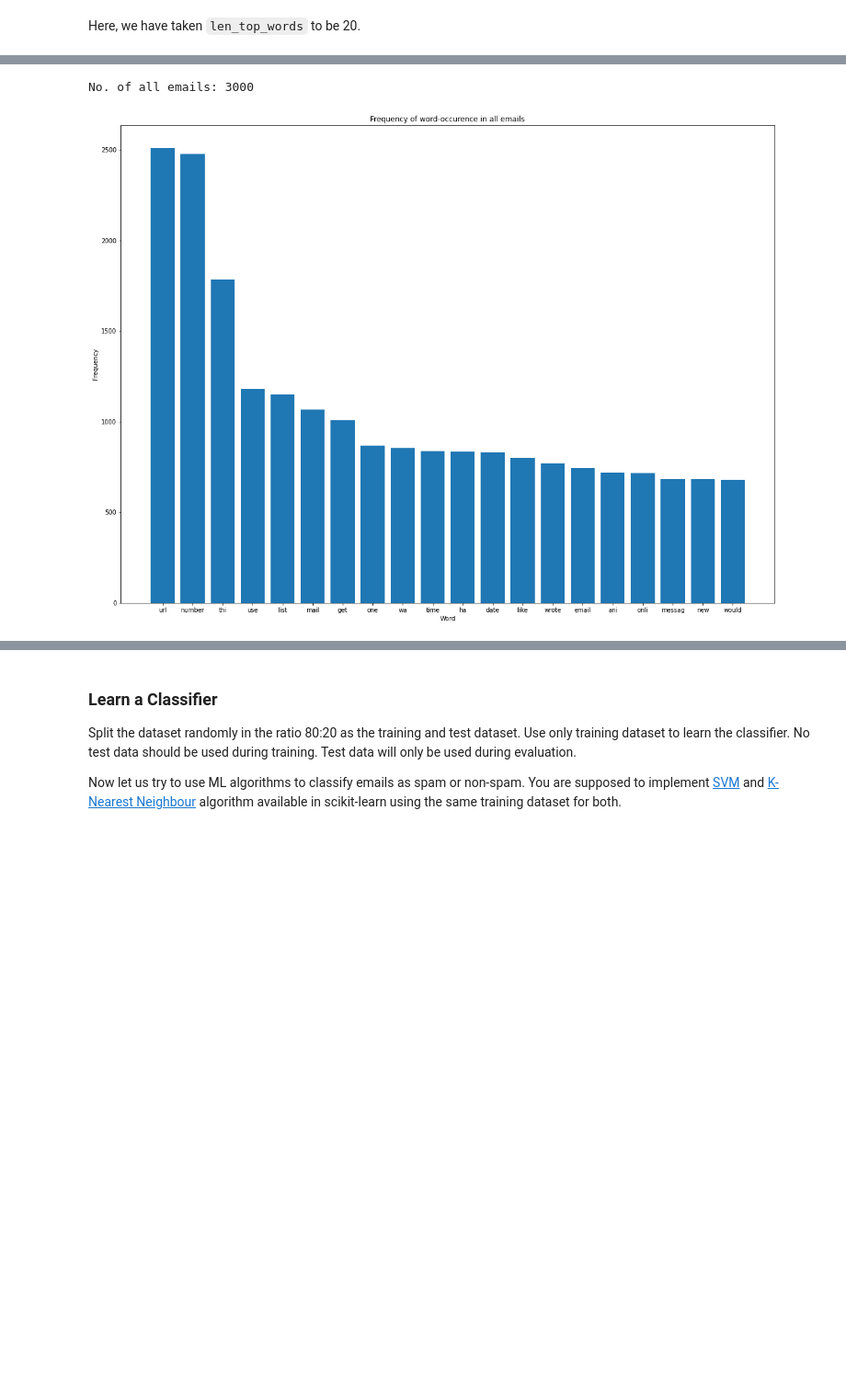
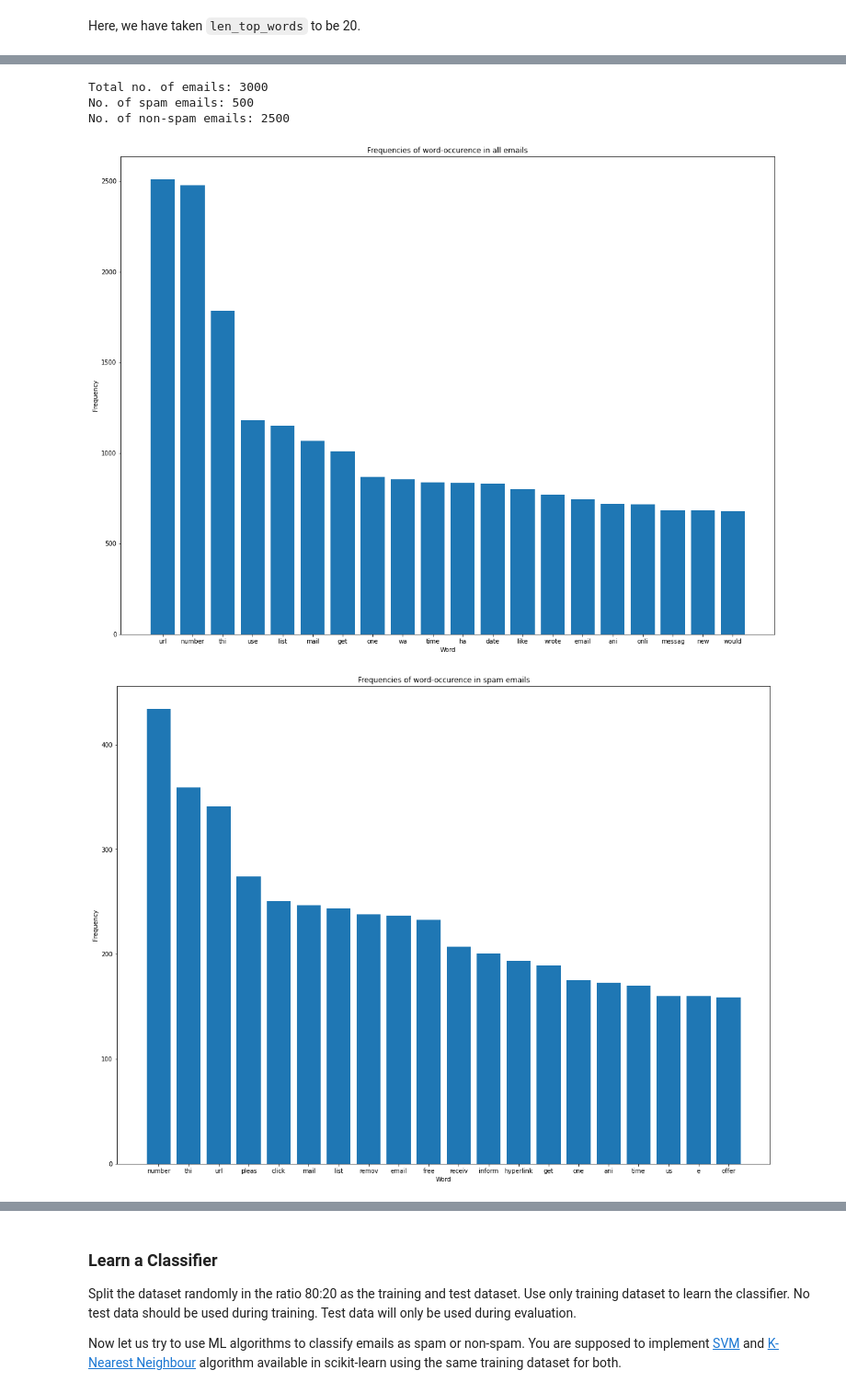
Before and after one commit to yashbg/spam-classifier, a Jupyter notebook: python_assignment.ipynb, the cells around one changed output, grey strips where cells are left out. Shown at 92% size. Cells and saved outputs as stored; diff of their text form; code cells hidden in the pictures; blank space fills up the shorter version.

```diff
--- a/python_assignment.ipynb
+++ b/python_assignment.ipynb
@@ -122,34 +126,65 @@ Here, we have taken `len_top_words` to be 20.
 # %%
 import matplotlib.pyplot as plt
 
 def plot_emails(emails, len_top_words, email_type):
-  print(f'No. of {email_type}: {len(emails)}')
   top_idx = np.argsort(emails.sum(axis=0))[::-1][:len_top_words]
 
   fig = plt.figure(figsize=(19.2, 14.4))
   plt.bar(range(len_top_words), emails.sum(axis=0)[top_idx])
 
   plt.xticks(range(len_top_words), np.array(vocab)[top_idx])
-  plt.title(f'Frequency of word-occurence in {email_type}')
+  plt.title(f'Frequencies of word-occurence in {email_type}')
   plt.xlabel('Word')
   plt.ylabel('Frequency')
+  plt.show()
+
+def plot_emails_together(emails1, emails2, top_idx, len_top_words, email_type):
+  fig = plt.figure(figsize=(19.2, 14.4))
+
+  plt.bar(np.arange(len_top_words) - 0.2, emails1.sum(axis=0)[top_idx] / len(emails1), width=0.4, label='spam')
+  plt.bar(np.arange(len_top_words) + 0.2, emails2.sum(axis=0)[top_idx] / len(emails2), width=0.4, label='non-spam')
+
+  plt.xticks(range(len_top_words), np.array(vocab)[top_idx])
+  plt.title(f'Relative frequencies of top {email_type} words')
+  plt.xlabel('Word')
+  plt.ylabel('Relative Frequency')
+  plt.legend()
   plt.show()
 
 # visuallze data distribution
 def data_vis(data):
   len_top_words = 20
 
   emails = data[:, :-1]
+  emails_spam = data[data[:, -1] == True][:, :-1]
+  emails_non_spam = data[data[:, -1] == False][:, :-1]
+  print(f'Total no. of emails: {len(emails)}')
+  print(f'No. of spam emails: {len(emails_spam)}')
+  print(f'No. of non-spam emails: {len(emails_non_spam)}')
+
+
   plot_emails(emails, len_top_words, 'all emails')
+  plot_emails(emails_spam, len_top_words, 'spam emails')
+  plot_emails(emails_non_spam, len_top_words, 'non-spam emails')
 
-  emails_spam = data[data[:, -1] == True][:, :-1]
-  plot_emails(emails_spam, len_top_words, 'spam emails')
+  top_idx = np.argsort(emails.sum(axis=0))[::-1][:len_top_words]
+  top_idx_spam = np.argsort(emails_spam.sum(axis=0))[::-1][:len_top_words]
+  top_idx_non_spam = np.argsort(emails_non_spam.sum(axis=0))[::-1][:len_top_words]
 
-  emails_non_spam = data[data[:, -1] == False][:, :-1]
-  plot_emails(emails_non_spam, len_top_words, 'non-spam emails')
-  return
+  plot_emails_together(emails_spam, emails_non_spam, top_idx_spam, len_top_words, 'spam')
+  plot_emails_together(emails_spam, emails_non_spam, top_idx_non_spam, len_top_words, 'non-spam')
+
+  print('Top most occuring words in all emails;\n', np.array(vocab)[top_idx])
+  print()
+  print('Top most occuring words in spam emails;\n', np.array(vocab)[top_idx_spam])
+  print()
+  print('Top most occuring words in non-spam emails\n;', np.array(vocab)[top_idx_non_spam])
+
 
 data_vis(data)
 # %% [output]
-No. of all emails: 3000
+Total no. of emails: 3000
+No. of spam emails: 500
+No. of non-spam emails: 2500
 [figure]
+[figure]
```
Also changed, not shown: parts of 4 cells of this notebook.
